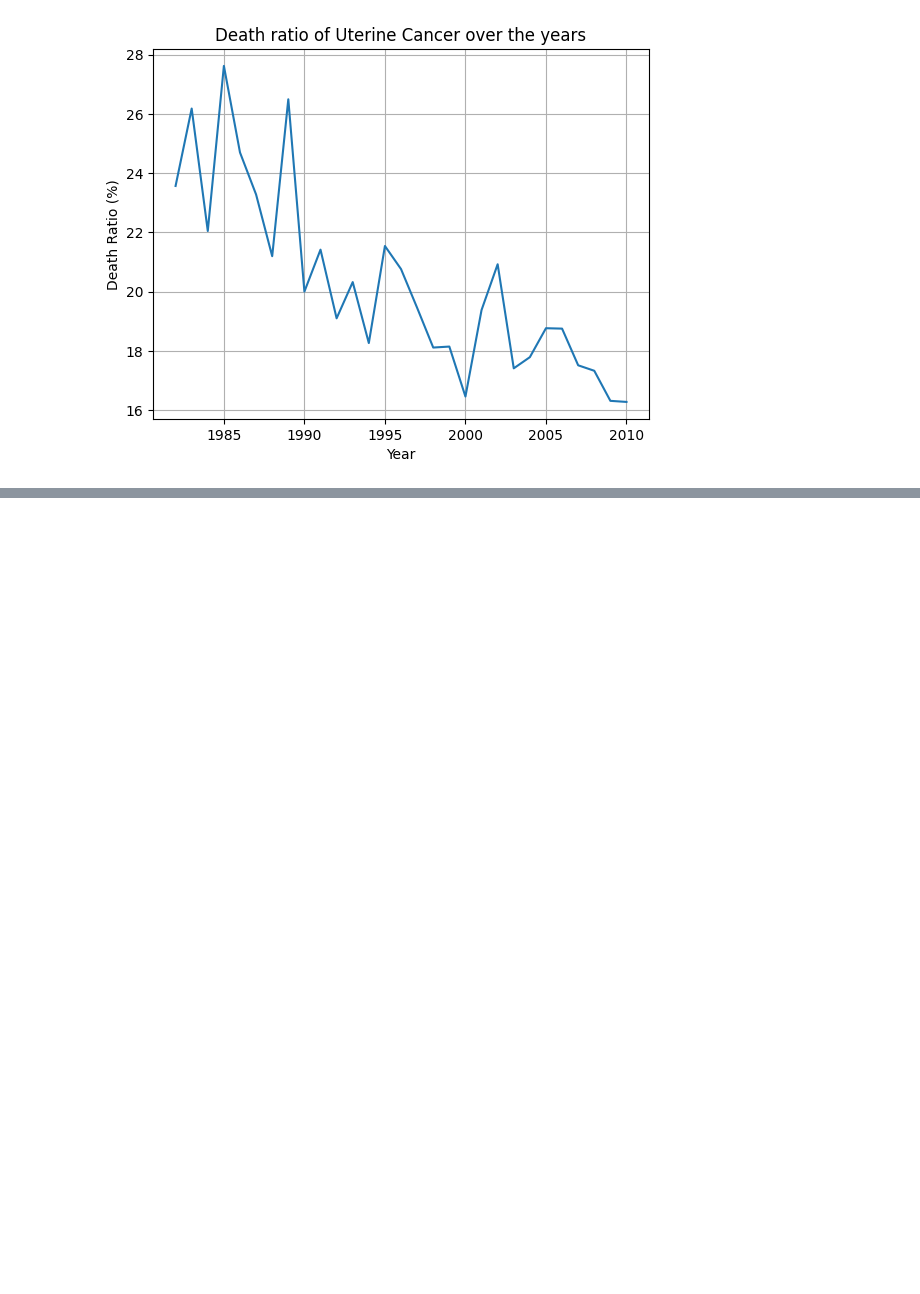
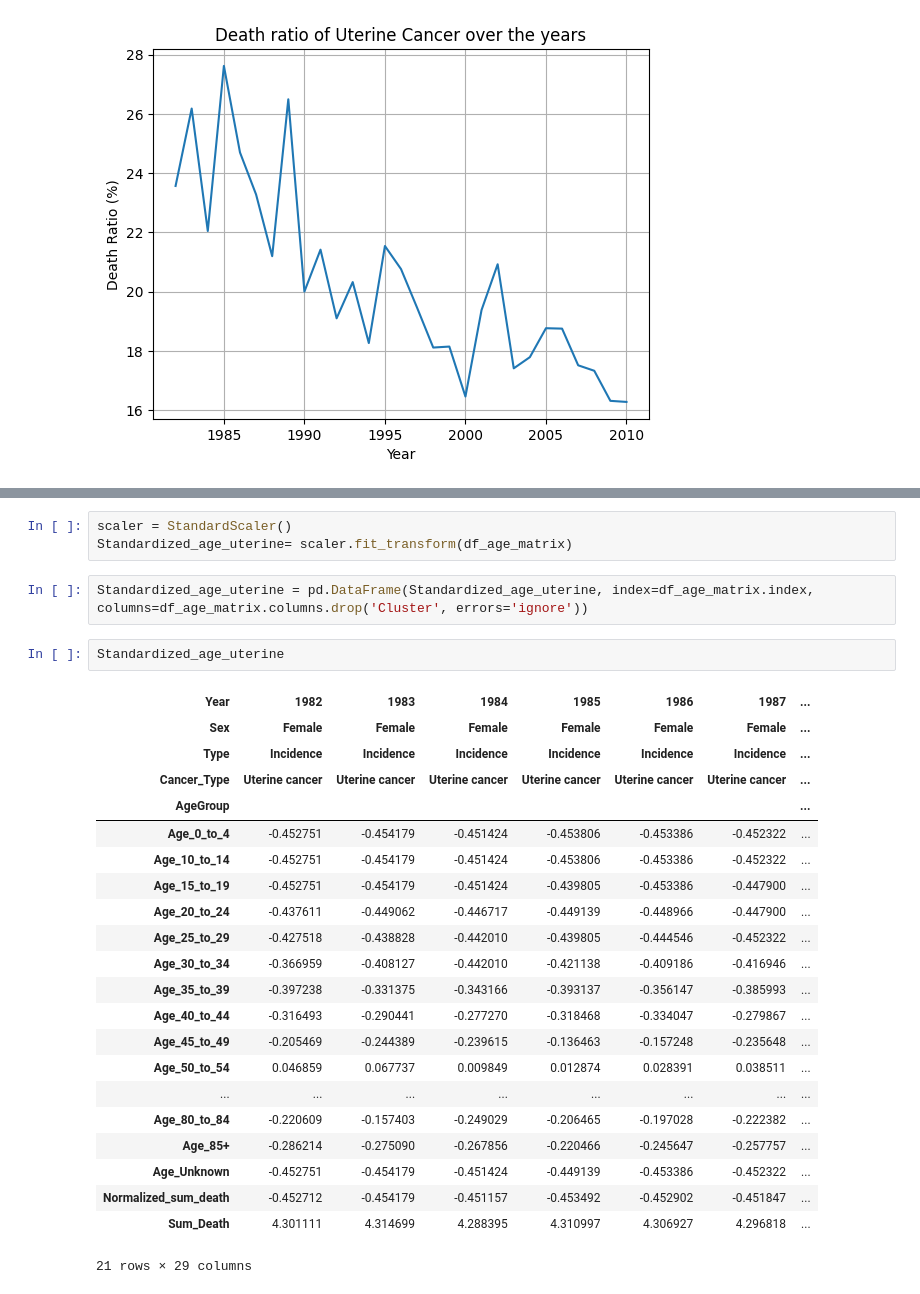
Before and after one commit to ChristianChimi/Australian-HealthCare-Cancer, a Jupyter notebook: Australian_Cancer_Health.ipynb, the cells around one changed output, grey strips where cells are left out. Saved outputs shown, nothing was run; the diff lists cells and outputs as text; blank space fills up the shorter version.

```diff
--- a/Australian_Cancer_Health.ipynb
+++ b/Australian_Cancer_Health.ipynb
@@ -116,0 +159,30 @@ plt.show()
+# %%
+scaler = StandardScaler()
+Standardized_age_uterine= scaler.fit_transform(df_age_matrix)
+# %%
+Standardized_age_uterine = pd.DataFrame(Standardized_age_uterine, index=df_age_matrix.index, columns=df_age_matrix.columns.drop('Cluster', errors='ignore'))
+# %%
+Standardized_age_uterine
+# %% [output]
+| Year | 1982 | 1983 | 1984 | 1985 | 1986 | 1987 | ... |
+| Sex | Female | Female | Female | Female | Female | Female | ... |
+| Type | Incidence | Incidence | Incidence | Incidence | Incidence | Incidence | ... |
+| Cancer_Type | Uterine cancer | Uterine cancer | Uterine cancer | Uterine cancer | Uterine cancer | Uterine cancer | ... |
+| AgeGroup |  |  |  |  |  |  | ... |
+| Age_0_to_4 | -0.452751 | -0.454179 | -0.451424 | -0.453806 | -0.453386 | -0.452322 | ... |
+| Age_10_to_14 | -0.452751 | -0.454179 | -0.451424 | -0.453806 | -0.453386 | -0.452322 | ... |
+| Age_15_to_19 | -0.452751 | -0.454179 | -0.451424 | -0.439805 | -0.453386 | -0.447900 | ... |
+| Age_20_to_24 | -0.437611 | -0.449062 | -0.446717 | -0.449139 | -0.448966 | -0.447900 | ... |
+| Age_25_to_29 | -0.427518 | -0.438828 | -0.442010 | -0.439805 | -0.444546 | -0.452322 | ... |
+| Age_30_to_34 | -0.366959 | -0.408127 | -0.442010 | -0.421138 | -0.409186 | -0.416946 | ... |
+| Age_35_to_39 | -0.397238 | -0.331375 | -0.343166 | -0.393137 | -0.356147 | -0.385993 | ... |
+| Age_40_to_44 | -0.316493 | -0.290441 | -0.277270 | -0.318468 | -0.334047 | -0.279867 | ... |
+| Age_45_to_49 | -0.205469 | -0.244389 | -0.239615 | -0.136463 | -0.157248 | -0.235648 | ... |
+| Age_50_to_54 | 0.046859 | 0.067737 | 0.009849 | 0.012874 | 0.028391 | 0.038511 | ... |
+| ... | ... | ... | ... | ... | ... | ... | ... |
+| Age_80_to_84 | -0.220609 | -0.157403 | -0.249029 | -0.206465 | -0.197028 | -0.222382 | ... |
+| Age_85+ | -0.286214 | -0.275090 | -0.267856 | -0.220466 | -0.245647 | -0.257757 | ... |
+| Age_Unknown | -0.452751 | -0.454179 | -0.451424 | -0.449139 | -0.453386 | -0.452322 | ... |
+| Normalized_sum_death | -0.452712 | -0.454179 | -0.451157 | -0.453492 | -0.452902 | -0.451847 | ... |
+| Sum_Death | 4.301111 | 4.314699 | 4.288395 | 4.310997 | 4.306927 | 4.296818 | ... |
+21 rows × 29 columns
```
Also changed, not shown: parts of 7 cells of this notebook.
